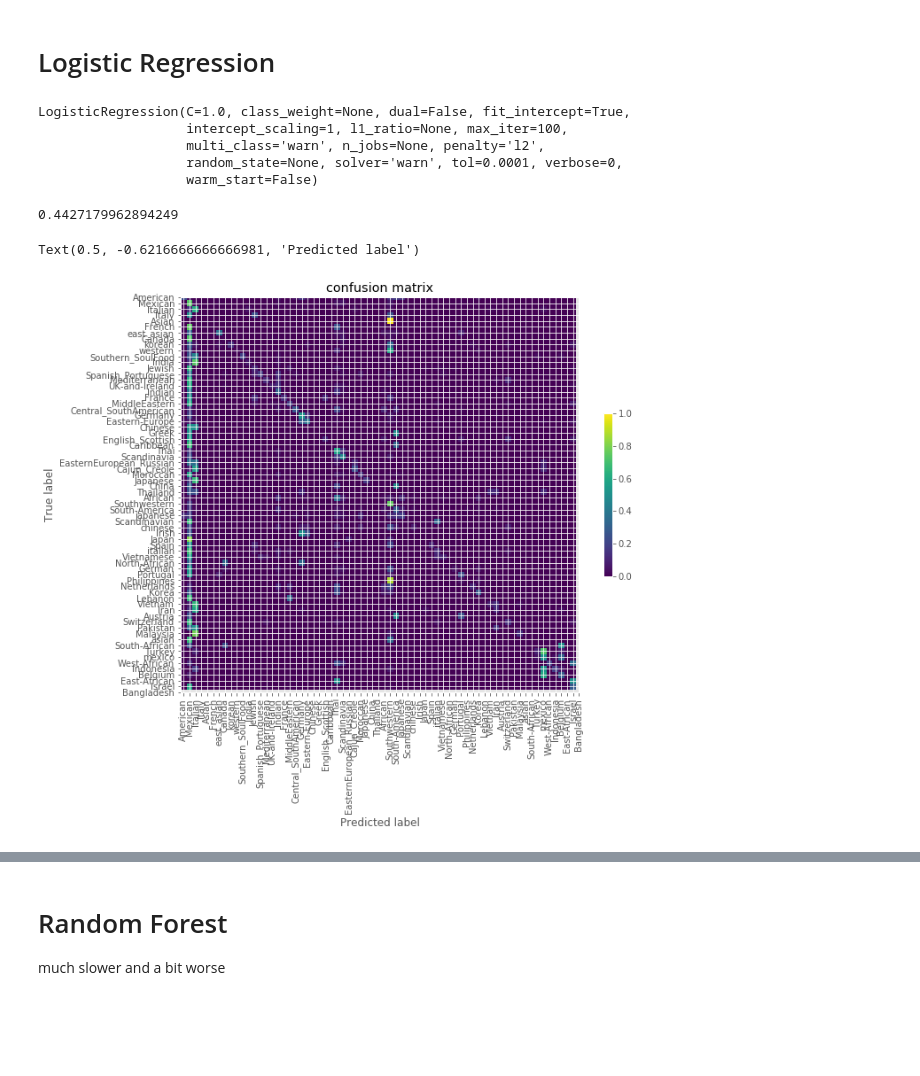
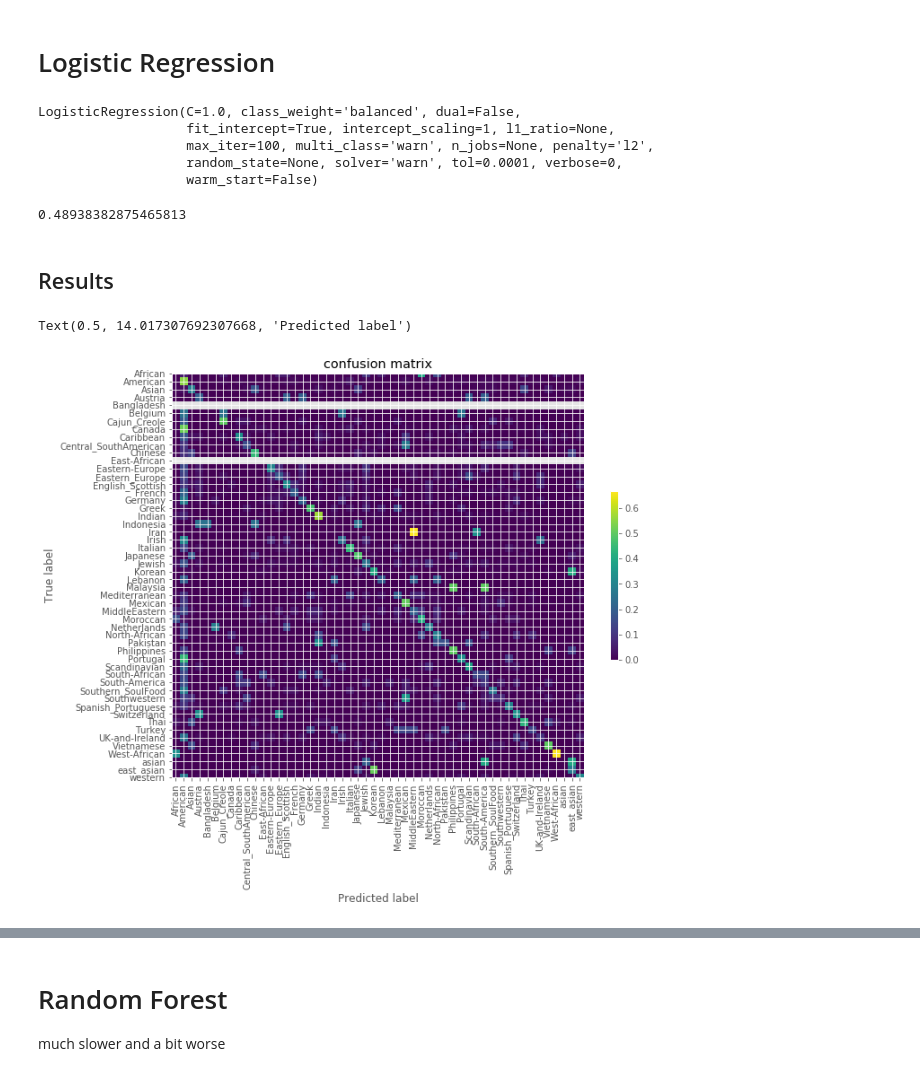
Before and after one commit to catherning/food_recipe_gen, a Jupyter notebook: cuisine_classification/scirep_classification.ipynb, the cells around one changed output, grey strips where cells are left out. Drawn from its saved outputs; the diff is of its cells as text; code cells hidden in the pictures; blank space fills up the shorter version.

Commit message:
Clean data, correct plot bug & sampling for America

```diff
--- a/cuisine_classification/scirep_classification.ipynb
+++ b/cuisine_classification/scirep_classification.ipynb
@@ -40,0 +46,22 @@ df_train
+# %%
+# Fusion of the same cuisines
+df_train=df_train.replace("Mexico","Mexican")
+df_train=df_train.replace("mexico","Mexican")
+df_train=df_train.replace("chinese","Chinese")
+df_train=df_train.replace("China","Chinese")
+df_train=df_train.replace("France","French")
+df_train=df_train.replace("japanese","Japanese")
+df_train=df_train.replace("Japan","Japanese")
+df_train=df_train.replace("Thailand","Thai")
+df_train=df_train.replace("German","Germany")
+df_train=df_train.replace("India","Indian")
+df_train=df_train.replace("Israel","Jewish")
+df_train=df_train.replace("italian","Italian")
+df_train=df_train.replace("Italy","Italian")
+df_train=df_train.replace("Scandinavia","Scandinavian")
+df_train=df_train.replace("Vietnam","Vietnamese")
+df_train=df_train.replace("Korea","Korean")
+df_train=df_train.replace("korean","Korean")
+df_train=df_train.replace("EasternEuropean_Russian","Eastern_Europe")
+df_train=df_train.replace('Spain','Spanish_Portuguese')
+df_train
@@ -61,12 +102,3 @@ Israel              9
 Bangladesh          4
 Name: cuisine, Length: 69, dtype: int64
 [figure]
-# %%
-# remove most americans for now, to have better distribution of cuisines
-df_train=df_train.replace("Mexico","Mexican")
-print(len(df_train))
-
-american_df = df_train[df_train["cuisine"]=="American"].sample(frac=0.9)
-print(len(american_df))
-df_train=df_train[~df_train.isin(american_df).all(1)]
-print(len(df_train))
@@ -209,0 +242,6 @@ X.shape
+# %%
+am_id=0
+for i in range(len(df_train)):
+    if df_train.loc[i,"cuisine"]=="American":
+        df_train.loc[i,"american_id"]=am_id
+        am_id+=1
@@ -223,37 +394,39 @@ X_train, X_test, y_train, y_test = train_test_split(X, y, test_size=0.2)
 # %% [markdown]
 # Logistic Regression
 # %%
-logistic = LogisticRegression()
+logistic = LogisticRegression(class_weight="balanced")
 logistic.fit(X_train, y_train)
 # %% [output]
-LogisticRegression(C=1.0, class_weight=None, dual=False, fit_intercept=True,
-                   intercept_scaling=1, l1_ratio=None, max_iter=100,
-                   multi_class='warn', n_jobs=None, penalty='l2',
+LogisticRegression(C=1.0, class_weight='balanced', dual=False,
+                   fit_intercept=True, intercept_scaling=1, l1_ratio=None,
+                   max_iter=100, multi_class='warn', n_jobs=None, penalty='l2',
                    random_state=None, solver='warn', tol=0.0001, verbose=0,
                    warm_start=False)
 # %%
 logistic.score(X_test, y_test)
 # %% [output]
-0.4427179962894249
+0.48938382875465813
+# %% [markdown]
+## Results
 # %%
 plt.figure(figsize=(10, 10))
 
 cm = confusion_matrix(y_test, logistic.predict(X_test))
 cm_normalized = cm.astype('float') / cm.sum(axis=1)[:, np.newaxis]
 
 plt.imshow(cm_normalized, interpolation='nearest')
 plt.title("confusion matrix")
 plt.colorbar(shrink=0.3)
 cuisines = df_train['cuisine'].value_counts().index
 tick_marks = np.arange(len(cuisines))
-plt.xticks(tick_marks, cuisines, rotation=90)
-plt.yticks(tick_marks, cuisines)
+plt.xticks(tick_marks, enc.classes_, rotation=90)
+plt.yticks(tick_marks, enc.classes_)
 plt.tight_layout()
 plt.ylabel('True label')
 plt.xlabel('Predicted label')
 # %% [output]
-Text(0.5, -0.6216666666666981, 'Predicted label')
+Text(0.5, 14.017307692307668, 'Predicted label')
-[figure, old version]
+[figure, new version]
 # %%
 y_pred = logistic.predict(X_test)
 
```
Also changed, not shown: parts of 37 cells of this notebook.
